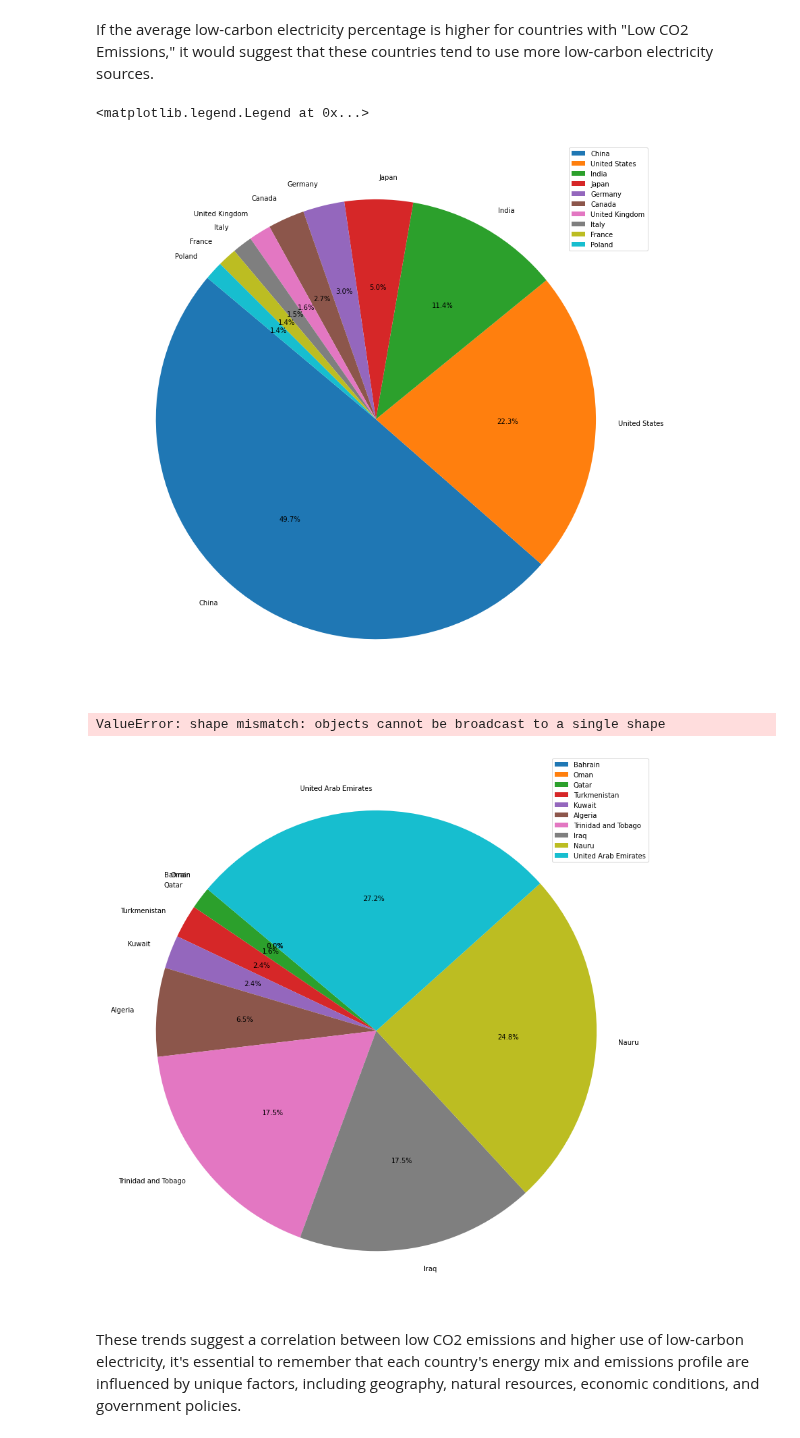
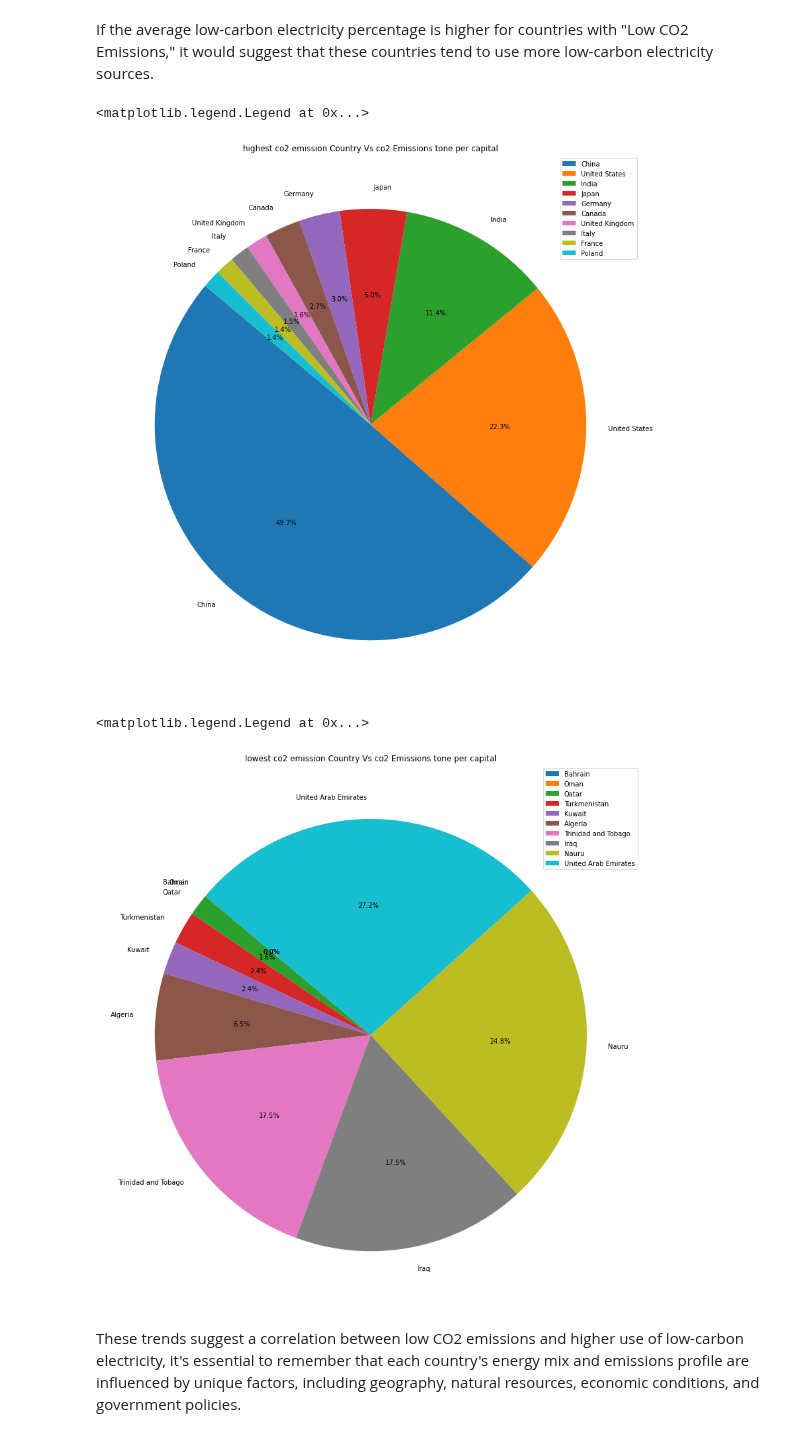
Before and after one commit to yosieph/Project1, a Jupyter notebook: project1.ipynb, the cells around one changed output. Cells and saved outputs as stored; diff of their text form; code cells hidden in the pictures.

```diff
--- a/project1.ipynb
+++ b/project1.ipynb
@@ -1023,22 +1023,22 @@ x= highest_Co2_Emission_countries[('co2 Emissions (metric tons per capita)')]
 mylable=highest_Co2_Emission_countries[('Country')]
 fig=plt.figure(figsize =(25,15))
 plt.pie(x ,labels=mylable, autopct='%1.1f%%' , startangle = 140)
+plt.title('highest co2 emission Country Vs co2 Emissions tone per capital')
 
 plt.legend()
 # %% [output]
 <matplotlib.legend.Legend at 0x...>
-[figure, old version]
+[figure, new version]
 # %%
 x= lowest_co2_emission_countries[('Renewable energy share in the total final energy consumption (%)')]
 mylable=lowest_co2_emission_countries[('Country')]
 fig=plt.figure(figsize =(25,15))
 plt.pie(x ,labels=mylable, autopct='%1.1f%%' , startangle = 140)
+plt.title('lowest co2 emission Country Vs co2 Emissions tone per capital')
 plt.legend()
-
-plt.bar(x,y)
 # %% [output]
-ValueError: shape mismatch: objects cannot be broadcast to a single shape
+<matplotlib.legend.Legend at 0x...>
-[figure, old version]
+[figure, new version]
 # %% [markdown]
 These trends suggest a correlation between low CO2 emissions and higher use of low-carbon electricity, it's essential to remember that each country's energy mix and emissions profile are influenced by unique factors, including geography, natural resources, economic conditions, and government policies.
 # %%
```
